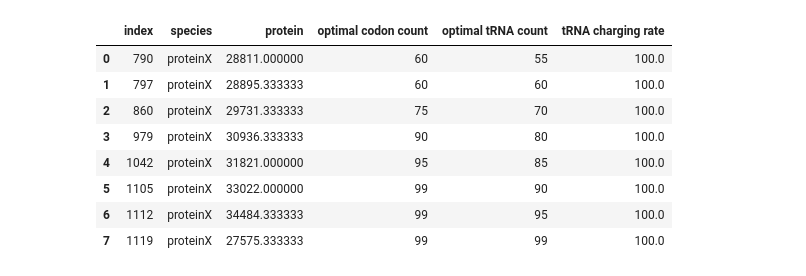
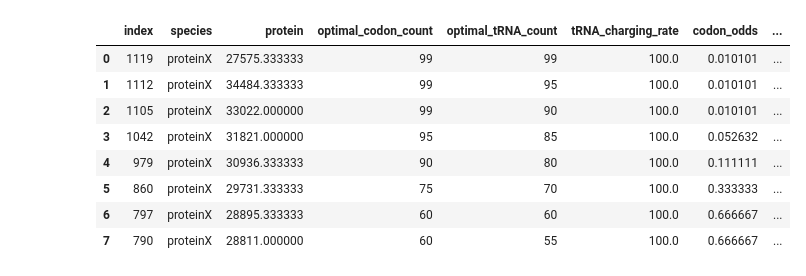
Before and after one commit to alexismhill3/tRNA-dynamics, a Jupyter notebook: analysis/tRNA_fraction_grid.ipynb, the cells around one changed output. Cells and saved outputs as stored; diff of their text form; code cells hidden in the pictures.

```diff
--- a/analysis/tRNA_fraction_grid.ipynb
+++ b/analysis/tRNA_fraction_grid.ipynb
@@ -71,7 +71,7 @@ def get_average_protein(path, perc_good, time, max_seed):
         [dedup_times.append(x) for x in times if x not in dedup_times]
         next_best_time = take_closest(dedup_times, time)
         tmp = df_master.loc[df_master['time'] == next_best_time].groupby(["species"])["protein"].mean().reset_index()
-    tmp["optimal codon count"] = perc_good
+    tmp["optimal_codon_count"] = perc_good
     return tmp
 # %%
 rcParams['figure.figsize'] = [10, 5]
@@ -154,0 +155,37 @@ plt.savefig("figures_group_mtg_0401/grid.png")
+# %%
+#f = plt.figure(figsize=(15, 10))
+#gs = f.add_gridspec(3, 2)
+
+fractions = [10, 25, 40, 50, 60, 75, 85, 90, 95, 99]
+count_good = [55, 60, 70, 80, 85, 90, 95, 99]
+charging = [10.0, 100.0, 1000.0, 10000.0]
+
+df_master = None
+for count, rate in enumerate(charging):
+    df_tmp = None
+    for frac in fractions:
+        for count in count_good:
+            count_bad = 100 - count
+            path = f"../output/two_codon_var_trna_ratios_var_charg_fixed_rbs/two_codon_fixed_transcript_{frac}_{count}_{count_bad}_200_1200_5.0_100000.0_{rate}"
+            tmp = get_average_protein(path, frac, 500, 3)
+            tmp["optimal_tRNA_count"] = count
+            if df_tmp is not None:
+                df_tmp = df_tmp.append(tmp, ignore_index=True)
+            else:
+                df_tmp = tmp
+    df_tmp["tRNA_charging_rate"] = str(rate)
+    if df_master is not None:
+        df_master = df_master.append(df_tmp, ignore_index=True)
+    else:
+        df_master = df_tmp
+df_master
+
+df_master = df_master[(df_master.species == "proteinX")]
+df_master['codon_odds'] = df_master.apply(lambda row: (1/(row.optimal_codon_count/100)) - 1, axis = 1)
+df_master['tRNA_odds'] = df_master.apply(lambda row: (1/(row.optimal_tRNA_count/100)) - 1, axis = 1)
+g = sns.FacetGrid(df_master, col="tRNA_charging_rate", col_wrap=2, sharey=False)
+g.map_dataframe(sns.lineplot, "codon_odds", "protein", hue="tRNA_odds")
+g.add_legend(title="Optimal tRNA count")
+plt.xscale("log")
+g.set_axis_labels("codon odds (log scale)")
+plt.savefig("figures_group_mtg_0401/grid_odds.png")
@@ -155,18 +194,18 @@ plt.savefig("figures_group_mtg_0401/grid.png")
 # %%
-df_chrg_100 = df_master[(df_master['tRNA charging rate']  == "100.0")]
+df_chrg_100 = df_master[(df_master['tRNA_charging_rate']  == "100.0")]
 #max_protein = df_chrg_100.groupby(['optimal tRNA abundance']).agg(max_protein=("protein", "max"))
-max_protein = df_chrg_100.loc[df_chrg_100.groupby(['optimal tRNA count']).protein.idxmax()].reset_index()
+max_protein = df_chrg_100.loc[df_chrg_100.groupby(['tRNA_odds']).protein.idxmax()].reset_index()
 max_protein
 #df_chrg_100
 # %% [output]
-|  | index | species | protein | optimal codon count | optimal tRNA count | tRNA charging rate |
-| 0 | 790 | proteinX | 28811.000000 | 60 | 55 | 100.0 |
-| 1 | 797 | proteinX | 28895.333333 | 60 | 60 | 100.0 |
-| 2 | 860 | proteinX | 29731.333333 | 75 | 70 | 100.0 |
-| 3 | 979 | proteinX | 30936.333333 | 90 | 80 | 100.0 |
-| 4 | 1042 | proteinX | 31821.000000 | 95 | 85 | 100.0 |
-| 5 | 1105 | proteinX | 33022.000000 | 99 | 90 | 100.0 |
-| 6 | 1112 | proteinX | 34484.333333 | 99 | 95 | 100.0 |
-| 7 | 1119 | proteinX | 27575.333333 | 99 | 99 | 100.0 |
+|  | index | species | protein | optimal_codon_count | optimal_tRNA_count | tRNA_charging_rate | codon_odds | ... |
+| 0 | 1119 | proteinX | 27575.333333 | 99 | 99 | 100.0 | 0.010101 | ... |
+| 1 | 1112 | proteinX | 34484.333333 | 99 | 95 | 100.0 | 0.010101 | ... |
+| 2 | 1105 | proteinX | 33022.000000 | 99 | 90 | 100.0 | 0.010101 | ... |
+| 3 | 1042 | proteinX | 31821.000000 | 95 | 85 | 100.0 | 0.052632 | ... |
+| 4 | 979 | proteinX | 30936.333333 | 90 | 80 | 100.0 | 0.111111 | ... |
+| 5 | 860 | proteinX | 29731.333333 | 75 | 70 | 100.0 | 0.333333 | ... |
+| 6 | 797 | proteinX | 28895.333333 | 60 | 60 | 100.0 | 0.666667 | ... |
+| 7 | 790 | proteinX | 28811.000000 | 60 | 55 | 100.0 | 0.666667 | ... |
 # %%
 rcParams['figure.figsize'] = [5, 5]
```
Also changed, not shown: parts of 7 cells of this notebook, 6 other files.
